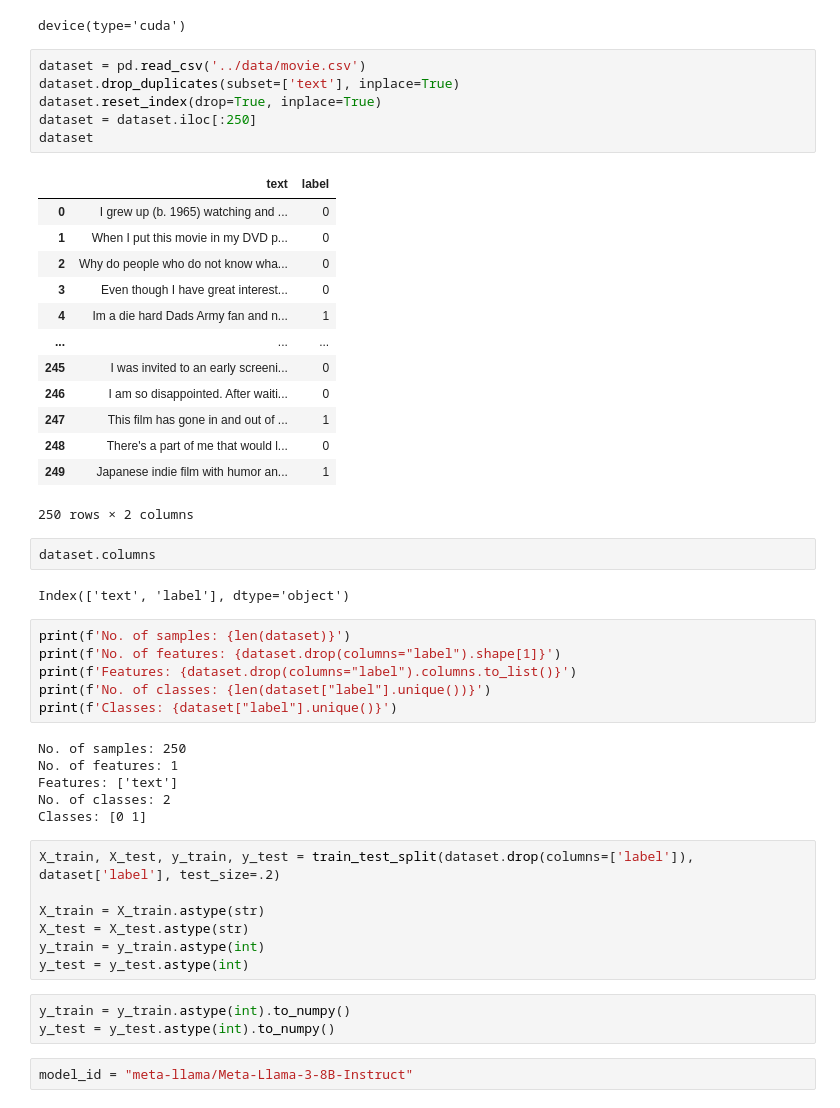
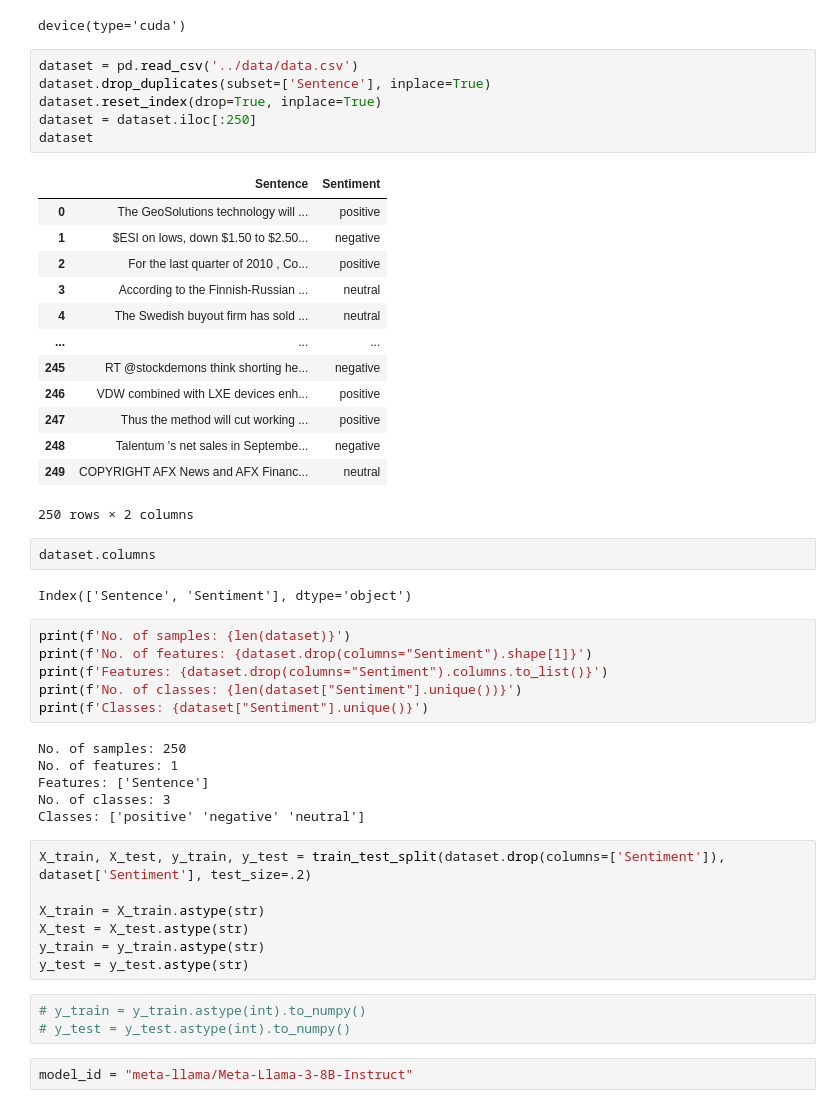
Before and after one commit to SachinSharma-IIITD/LLM-assignments, a Jupyter notebook: assignment-1/part-2/code/probing_classification.ipynb, the cells around one changed output. Saved outputs shown, nothing was run; the diff lists cells and outputs as text.

Commit message:
Financial Sentiment Classification

```diff
--- a/assignment-1/part-2/code/probing.ipynb
+++ b/assignment-1/part-2/code/probing_classification.ipynb
@@ -20,51 +20,51 @@ device
 # %% [output]
 device(type='cuda')
 # %%
-dataset = pd.read_csv('../data/movie.csv')
-dataset.drop_duplicates(subset=['text'], inplace=True)
+dataset = pd.read_csv('../data/data.csv')
+dataset.drop_duplicates(subset=['Sentence'], inplace=True)
 dataset.reset_index(drop=True, inplace=True)
 dataset = dataset.iloc[:250]
 dataset
 # %% [output]
-|  | text | label |
-| 0 | I grew up (b. 1965) watching and ... | 0 |
-| 1 | When I put this movie in my DVD p... | 0 |
-| 2 | Why do people who do not know wha... | 0 |
-| 3 | Even though I have great interest... | 0 |
-| 4 | Im a die hard Dads Army fan and n... | 1 |
+|  | Sentence | Sentiment |
+| 0 | The GeoSolutions technology will ... | positive |
+| 1 | $ESI on lows, down $1.50 to $2.50... | negative |
+| 2 | For the last quarter of 2010 , Co... | positive |
+| 3 | According to the Finnish-Russian ... | neutral |
+| 4 | The Swedish buyout firm has sold ... | neutral |
 | ... | ... | ... |
-| 245 | I was invited to an early screeni... | 0 |
-| 246 | I am so disappointed. After waiti... | 0 |
-| 247 | This film has gone in and out of ... | 1 |
-| 248 | There's a part of me that would l... | 0 |
-| 249 | Japanese indie film with humor an... | 1 |
+| 245 | RT @stockdemons think shorting he... | negative |
+| 246 | VDW combined with LXE devices enh... | positive |
+| 247 | Thus the method will cut working ... | positive |
+| 248 | Talentum 's net sales in Septembe... | negative |
+| 249 | COPYRIGHT AFX News and AFX Financ... | neutral |
 250 rows × 2 columns
 # %%
 dataset.columns
 # %% [output]
-Index(['text', 'label'], dtype='object')
+Index(['Sentence', 'Sentiment'], dtype='object')
 # %%
 print(f'No. of samples: {len(dataset)}')
-print(f'No. of features: {dataset.drop(columns="label").shape[1]}')
-print(f'Features: {dataset.drop(columns="label").columns.to_list()}')
-print(f'No. of classes: {len(dataset["label"].unique())}')
-print(f'Classes: {dataset["label"].unique()}')
+print(f'No. of features: {dataset.drop(columns="Sentiment").shape[1]}')
+print(f'Features: {dataset.drop(columns="Sentiment").columns.to_list()}')
+print(f'No. of classes: {len(dataset["Sentiment"].unique())}')
+print(f'Classes: {dataset["Sentiment"].unique()}')
 # %% [output]
 No. of samples: 250
 No. of features: 1
-Features: ['text']
-No. of classes: 2
-Classes: [0 1]
+Features: ['Sentence']
+No. of classes: 3
+Classes: ['positive' 'negative' 'neutral']
 # %%
-X_train, X_test, y_train, y_test = train_test_split(dataset.drop(columns=['label']), dataset['label'], test_size=.2)
+X_train, X_test, y_train, y_test = train_test_split(dataset.drop(columns=['Sentiment']), dataset['Sentiment'], test_size=.2)
 
 X_train = X_train.astype(str)
 X_test = X_test.astype(str)
-y_train = y_train.astype(int)
-y_test = y_test.astype(int)
+y_train = y_train.astype(str)
+y_test = y_test.astype(str)
 # %%
-y_train = y_train.astype(int).to_numpy()
-y_test = y_test.astype(int).to_numpy()
+# y_train = y_train.astype(int).to_numpy()
+# y_test = y_test.astype(int).to_numpy()
 # %%
 model_id = "meta-llama/Meta-Llama-3-8B-Instruct"
 # %%
```
Also changed, not shown: parts of 12 cells of this notebook.
